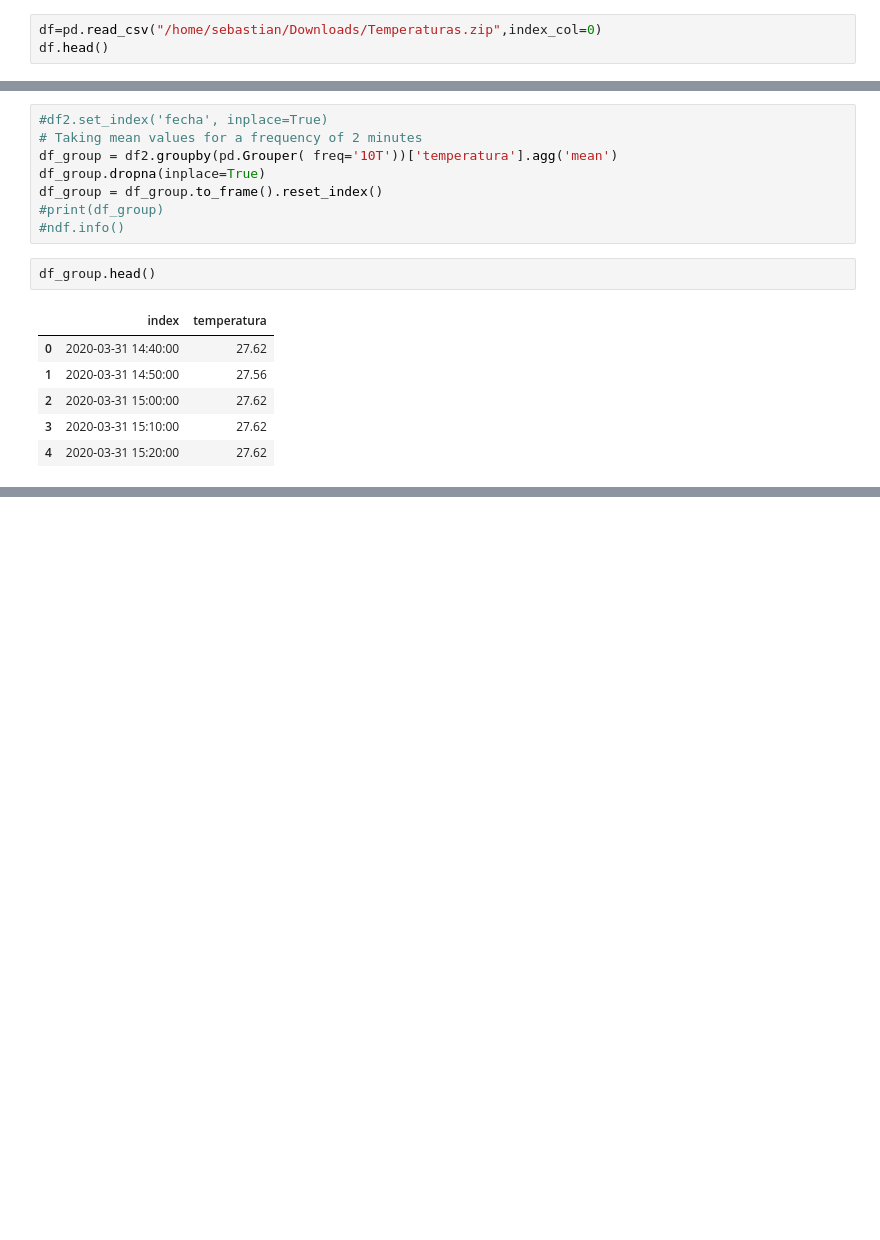
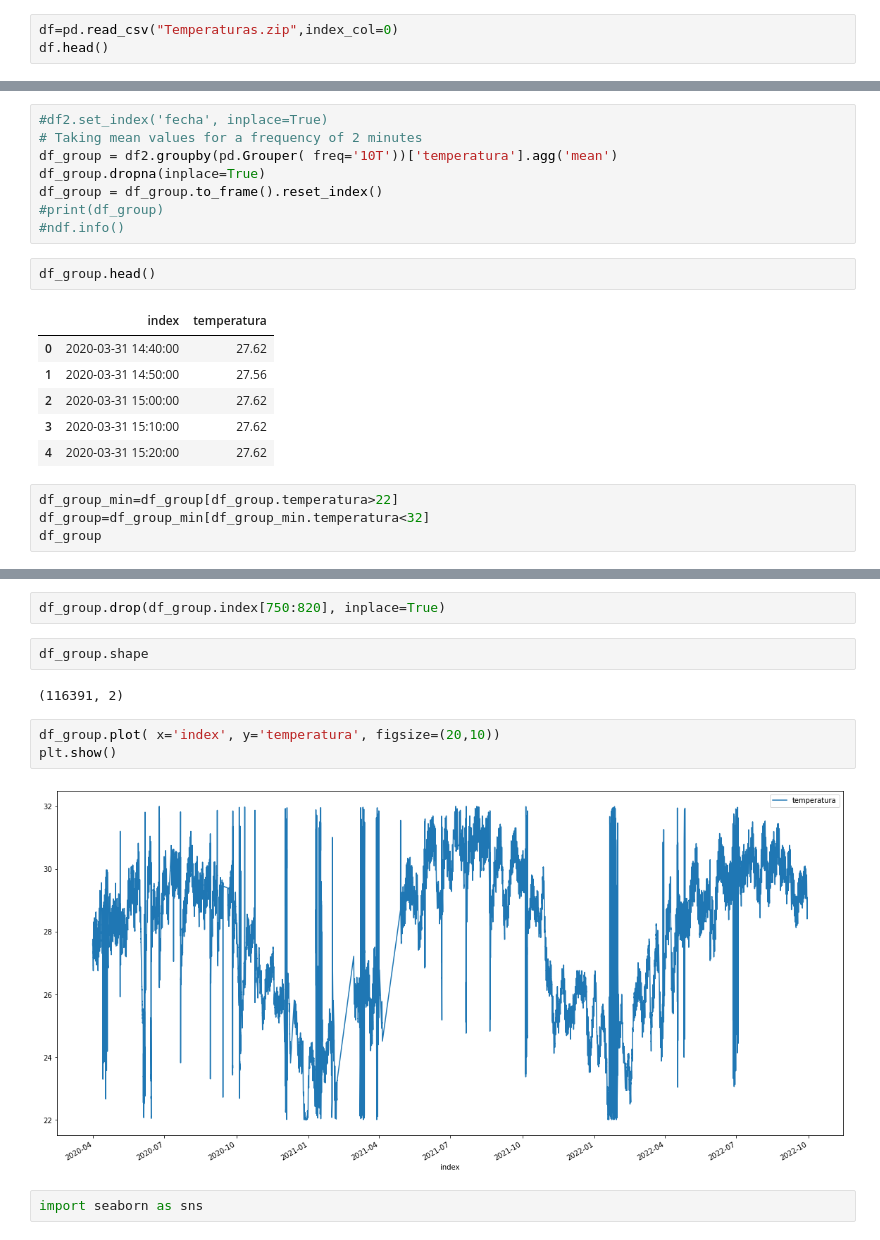
Before and after one commit to SebastianOrtega/tempAnalisis, a Jupyter notebook: temperaturas.ipynb, the cells around one changed output, grey strips where cells are left out. Drawn from its saved outputs; the diff is of its cells as text; blank space fills up the shorter version.

```diff
--- a/temperaturas.ipynb
+++ b/temperaturas.ipynb
@@ -4,5 +5,5 @@ import numpy as np
 # %%
-df=pd.read_csv("/home/sebastian/Downloads/Temperaturas.zip",index_col=0)
+df=pd.read_csv("Temperaturas.zip",index_col=0)
 df.head()
 # %% [output]
 |  | sensor | fecha | temperatura |
@@ -88,3 +86,7 @@ df_group.head()
 | 2 | 2020-03-31 15:00:00 | 27.62 |
 | 3 | 2020-03-31 15:10:00 | 27.62 |
 | 4 | 2020-03-31 15:20:00 | 27.62 |
+# %%
+df_group_min=df_group[df_group.temperatura>22]
+df_group=df_group_min[df_group_min.temperatura<32]
+df_group
@@ -90,0 +107,13 @@ df_group.head()
+# %%
+df_group.drop(df_group.index[750:820], inplace=True)
+# %%
+df_group.shape
+# %% [output]
+(116391, 2)
+# %%
+df_group.plot( x='index', y='temperatura', figsize=(20,10))
+plt.show()
+# %% [output]
+[figure, added]
+# %%
+import seaborn as sns
```
Also changed, not shown: parts of 6 cells of this notebook.
